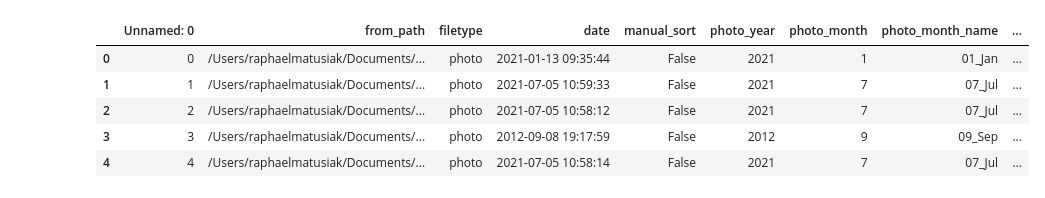
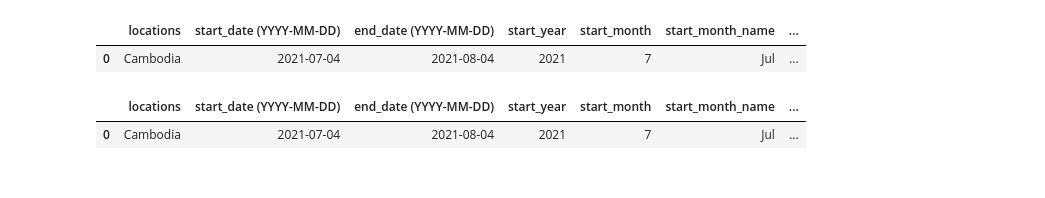
Before and after one commit to raphmatu/sortphoto, a Jupyter notebook: draft.ipynb, the cells around one changed output. Saved outputs shown, nothing was run; the diff lists cells and outputs as text; code cells hidden in the pictures.

```diff
--- a/draft.ipynb
+++ b/draft.ipynb
@@ -20,15 +20,11 @@ df_test = pd.read_csv('df_auto.csv', sep=",")
 # %%
-df = pd.DataFrame(columns=['locations', "start_date (YYYY-MM-DD)", "end_date (YYYY-MM-DD)"])
+df_locations = pd.DataFrame(columns=['locations', "start_date (YYYY-MM-DD)", "end_date (YYYY-MM-DD)"])
 # %%
-df['locations'] = ["Cambodia"]
-df['start_date (YYYY-MM-DD)'] = pd.to_datetime(['2021-07-04'])
-df['end_date (YYYY-MM-DD)'] = pd.to_datetime(['2021-08-04'])
+df_locations['locations'] = ["Cambodia"]
+df_locations['start_date (YYYY-MM-DD)'] = pd.to_datetime(['2021-07-04'])
+df_locations['end_date (YYYY-MM-DD)'] = pd.to_datetime(['2021-08-04'])
 # %%
-df_test.head()
+df_locations.head()
 # %% [output]
-|  | Unnamed: 0 | from_path | filetype | date | manual_sort | photo_year | photo_month | photo_month_name | ... |
-| 0 | 0 | /Users/raphaelmatusiak/Documents/... | photo | 2021-01-13 09:35:44 | False | 2021 | 1 | 01_Jan | ... |
-| 1 | 1 | /Users/raphaelmatusiak/Documents/... | photo | 2021-07-05 10:59:33 | False | 2021 | 7 | 07_Jul | ... |
-| 2 | 2 | /Users/raphaelmatusiak/Documents/... | photo | 2021-07-05 10:58:12 | False | 2021 | 7 | 07_Jul | ... |
-| 3 | 3 | /Users/raphaelmatusiak/Documents/... | photo | 2012-09-08 19:17:59 | False | 2012 | 9 | 09_Sep | ... |
-| 4 | 4 | /Users/raphaelmatusiak/Documents/... | photo | 2021-07-05 10:58:14 | False | 2021 | 7 | 07_Jul | ... |
+|  | locations | start_date (YYYY-MM-DD) | end_date (YYYY-MM-DD) | start_year | start_month | start_month_name | ... |
+| 0 | Cambodia | 2021-07-04 | 2021-08-04 | 2021 | 7 | Jul | ... |
@@ -34,0 +40,5 @@ df_test.head()
+# %%
+df_locations
+# %% [output]
+|  | locations | start_date (YYYY-MM-DD) | end_date (YYYY-MM-DD) | start_year | start_month | start_month_name | ... |
+| 0 | Cambodia | 2021-07-04 | 2021-08-04 | 2021 | 7 | Jul | ... |
```
Also changed, not shown: parts of 20 cells of this notebook, 3 other files.
